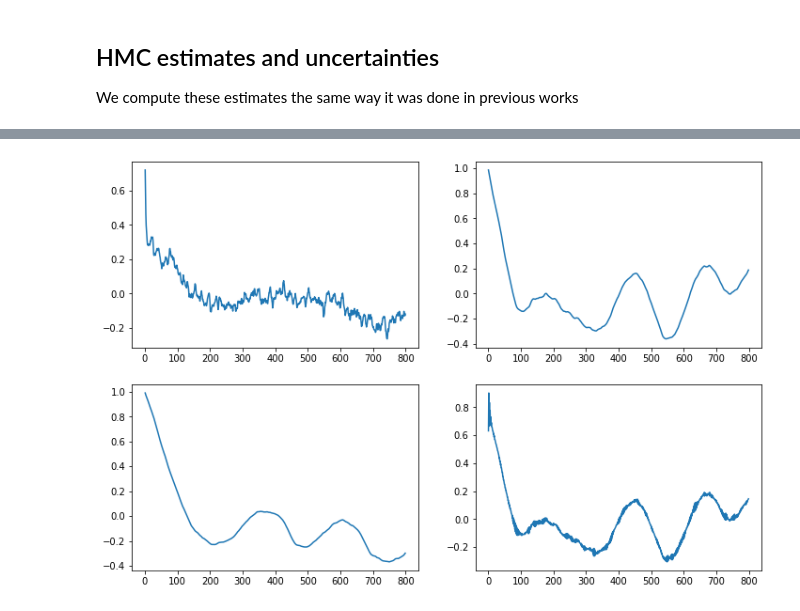
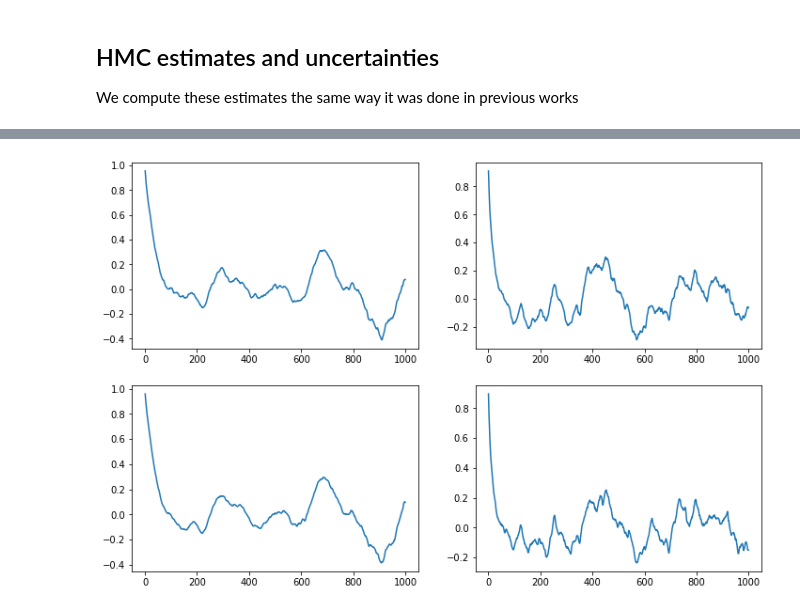
Before and after one commit to PierreTsr/FluxPartitioning, a Jupyter notebook: src/testing.ipynb, the cells around one changed output, grey strips where cells are left out. Cells and saved outputs as stored; diff of their text form; code cells hidden in the pictures.

```diff
--- a/src/testing.ipynb
+++ b/src/testing.ipynb
@@ -14,9 +17,9 @@ Our model is a basic 4x1 Dense layer, without activation and with $L_1$ regulari
 # %%
 model = keras.Sequential([
     keras.Input(shape=(4,)),
-    keras.layers.Dense(1, use_bias=False)
+    keras.layers.Normalization(),
+    keras.layers.Dense(1, use_bias=False) #, kernel_regularizer=tf.keras.regularizers.l1(0.1))
 ])
-model.compile(optimizer=keras.optimizers.Adam(1e-2),
-              loss=keras.losses.MeanSquaredError())
+model.compile(optimizer=keras.optimizers.Adam(1e-2), loss=keras.losses.MeanSquaredError())
 keras.utils.plot_model(model, show_shapes=True, to_file="../etc/test.png")
 # %% [output]
@@ -43,13 +34,14 @@ Thus we except our model to only use the 2nd coordinate of $x$ for its predictio
 # %%
 # creating fake data
-t = np.linspace(-3.14, 3.14, 50, dtype=np.float32)
+batch_size=100
+t = np.linspace(-3.14, 3.14, batch_size, dtype=np.float32)
 x = np.stack([
     t ** 2,
     t,
     np.cos(t),
     - t ** 3
-]).T + 0 * np.random.randn(50, 4)
-y = np.expand_dims(t, axis=1)
+]).T
+y = np.expand_dims(t, axis=1)  + 0 * np.random.randn(batch_size, 1)
 # %% [markdown]
 ## Model training
 # %%
@@ -111,0 +114,2 @@ for step in range(n_iter):
+# %%
+hmc, parameters, log_gamma, log_lambda, log_likelihood, hamiltonians, acceptance = sample()
@@ -160,18 +164,18 @@ This result shows high uncertainty despite the simplicity of the model. The MAP
 # %%
 # plot auto-correlation
 
 fig, axs = plt.subplots(2,2, figsize=(12,8))
 axs = axs.flatten()
-max_lag = 800
+max_lag = 1000
 for i in range(parameters.shape[1]):
     auto_cor = []
     mean = np.mean(parameters[:,i])
     var = np.var(parameters[:,i])
     for lag in range(1,max_lag):
-        x = parameters[lag:, i]
-        x_lagged = parameters[:-lag, i]
-        auto_cor.append(np.mean((x-mean) * (x_lagged-mean))/var)
+        param = parameters[lag:, i]
+        param_lagged = parameters[:-lag, i]
+        auto_cor.append(np.mean((param-mean) * (param_lagged-mean))/var)
     axs[i].plot(np.arange(1,max_lag), auto_cor)
 plt.show()
 # %% [output]
-[figure, old version]
+[figure, new version]
```
Also changed, not shown: parts of 25 cells of this notebook, 6 other files.
